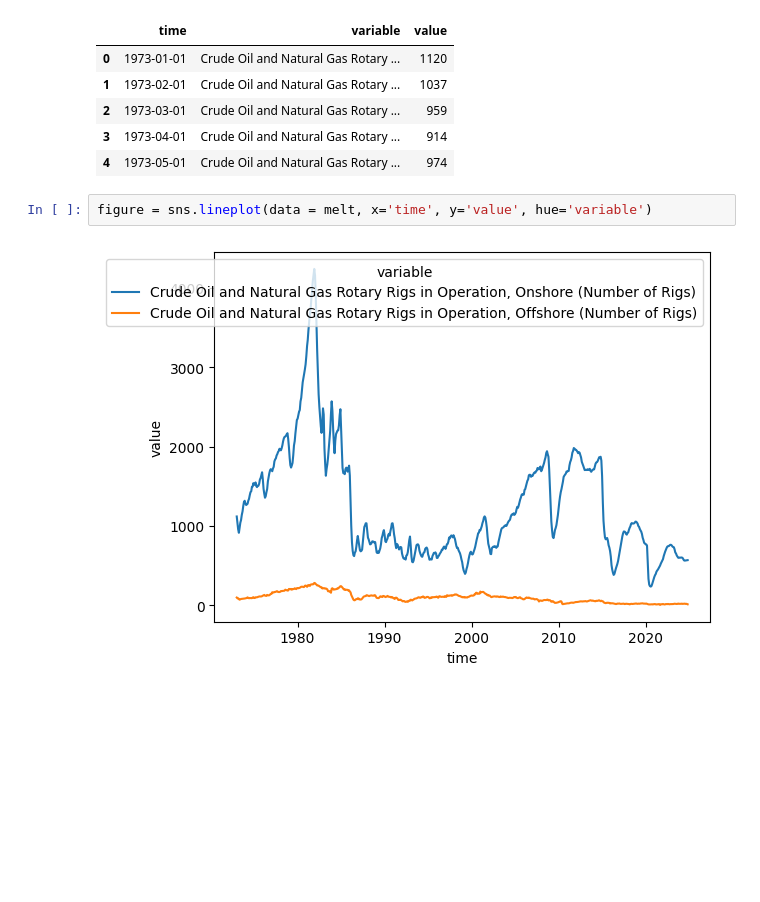
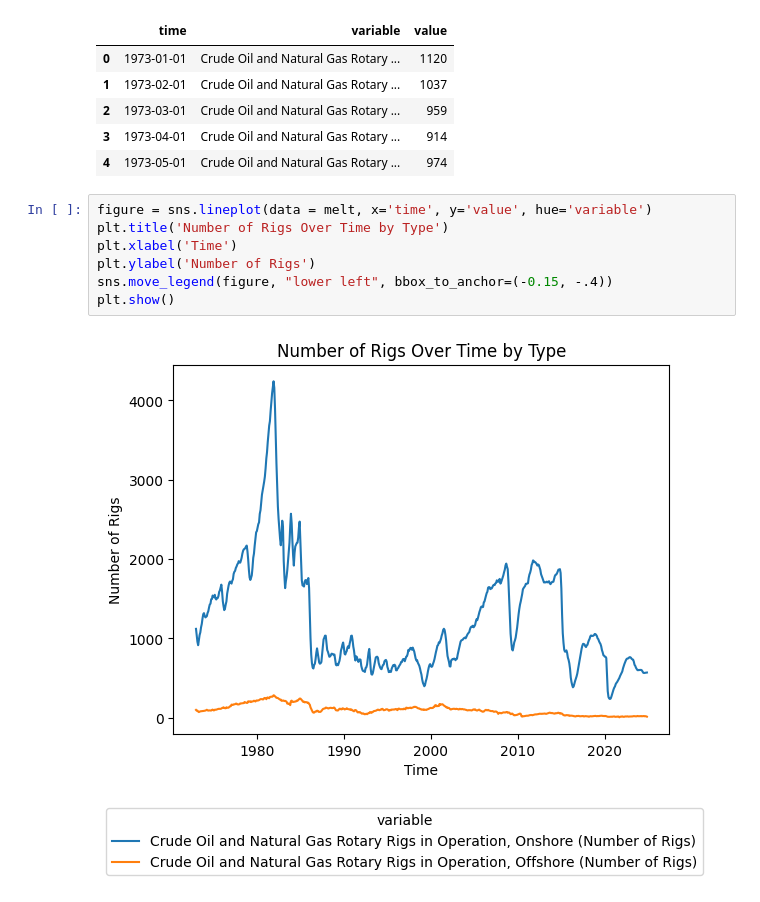
Before and after one commit to eaa3ug/eda_assignment, a Jupyter notebook: assignment.ipynb, the cells around one changed output. Drawn from its saved outputs; the diff is of its cells as text; blank space fills up the shorter version.

```diff
--- a/assignment.ipynb
+++ b/assignment.ipynb
@@ -298,7 +298,12 @@ melt.head()
 | 2 | 1973-03-01 | Crude Oil and Natural Gas Rotary ... | 959 |
 | 3 | 1973-04-01 | Crude Oil and Natural Gas Rotary ... | 914 |
 | 4 | 1973-05-01 | Crude Oil and Natural Gas Rotary ... | 974 |
-# %%
-figure = sns.lineplot(data = melt, x='time', y='value', hue='variable')
-# %% [output]
-[figure, removed]
+# %%
+figure = sns.lineplot(data = melt, x='time', y='value', hue='variable')
+plt.title('Number of Rigs Over Time by Type')
+plt.xlabel('Time')
+plt.ylabel('Number of Rigs')
+sns.move_legend(figure, "lower left", bbox_to_anchor=(-0.15, -.4))
+plt.show()
+# %% [output]
+[figure, added]
```
